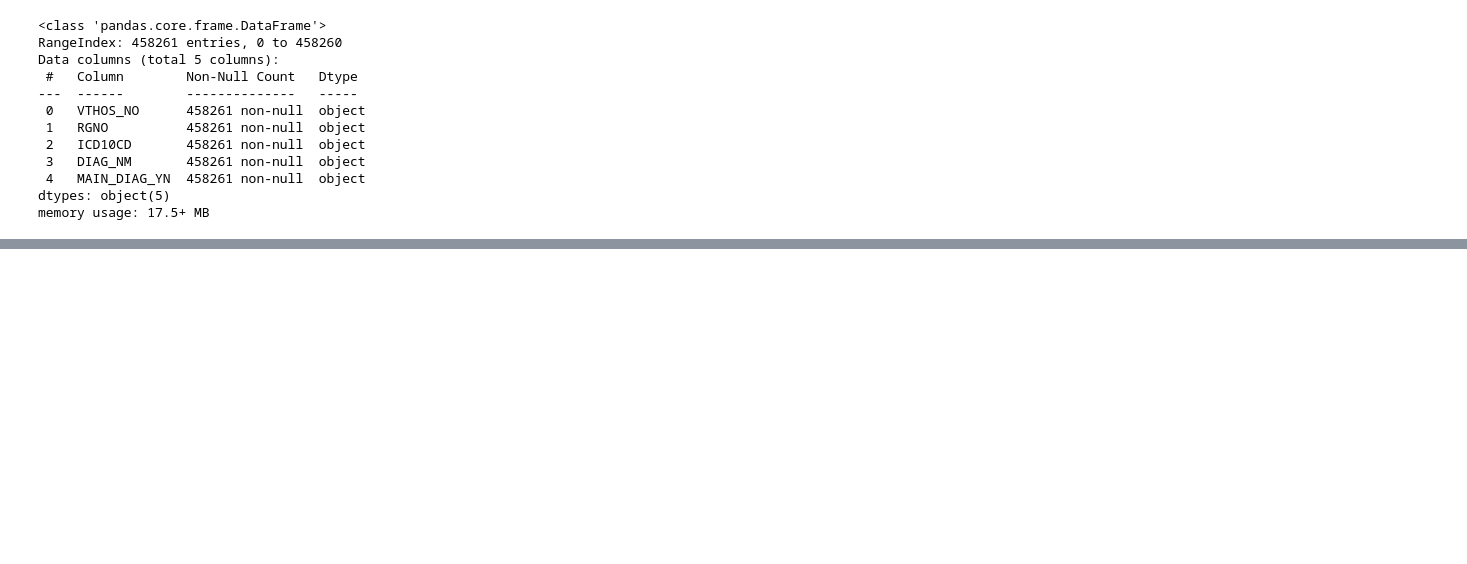
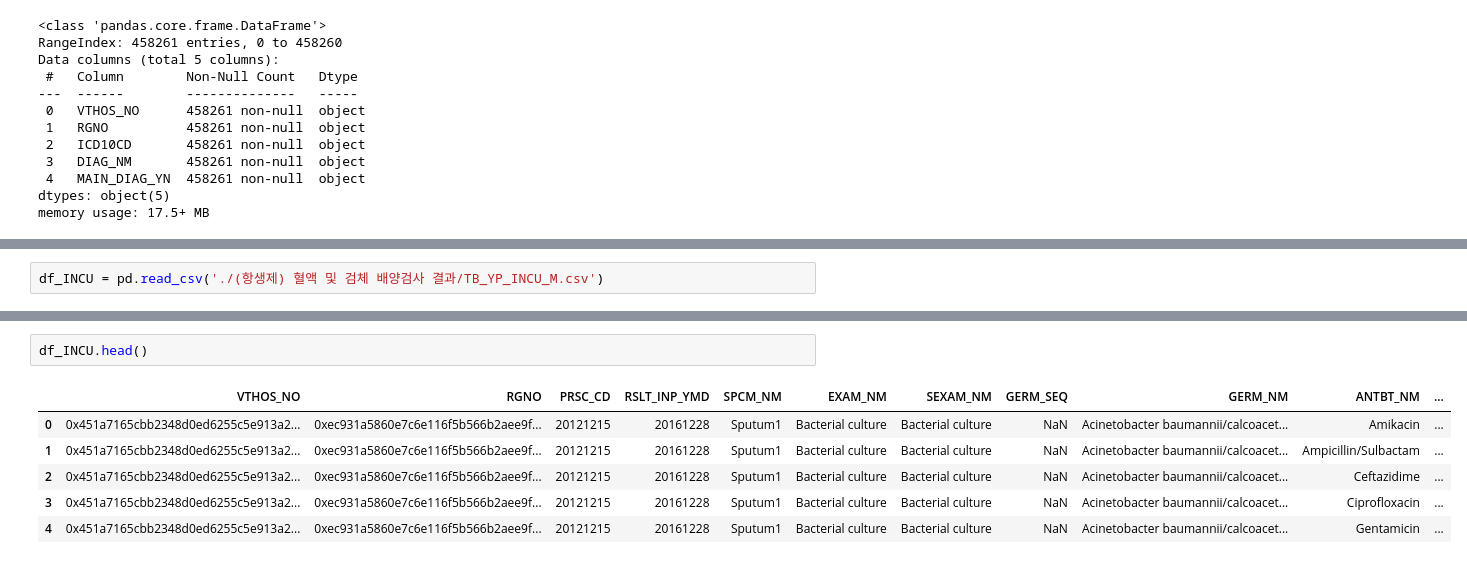
Before and after one commit to Gankka01/data_campus, a Jupyter notebook: EDA_1.ipynb, the cells around one changed output, grey strips where cells are left out. Cells and saved outputs as stored; diff of their text form; blank space fills up the shorter version.

```diff
--- a/EDA_1.ipynb
+++ b/EDA_1.ipynb
@@ -125,0 +154,2 @@ memory usage: 17.5+ MB
+# %%
+df_INCU = pd.read_csv('./(항생제) 혈액 및 검체 배양검사 결과/TB_YP_INCU_M.csv')
@@ -125,0 +180,9 @@ memory usage: 17.5+ MB
+# %%
+df_INCU.head()
+# %% [output]
+|  | VTHOS_NO | RGNO | PRSC_CD | RSLT_INP_YMD | SPCM_NM | EXAM_NM | SEXAM_NM | GERM_SEQ | GERM_NM | ANTBT_NM | ... |
+| 0 | 0x451a7165cbb2348d0ed6255c5e913a2... | 0xec931a5860e7c6e116f5b566b2aee9f... | 20121215 | 20161228 | Sputum1 | Bacterial culture | Bacterial culture | NaN | Acinetobacter baumannii/calcoacet... | Amikacin | ... |
+| 1 | 0x451a7165cbb2348d0ed6255c5e913a2... | 0xec931a5860e7c6e116f5b566b2aee9f... | 20121215 | 20161228 | Sputum1 | Bacterial culture | Bacterial culture | NaN | Acinetobacter baumannii/calcoacet... | Ampicillin/Sulbactam | ... |
+| 2 | 0x451a7165cbb2348d0ed6255c5e913a2... | 0xec931a5860e7c6e116f5b566b2aee9f... | 20121215 | 20161228 | Sputum1 | Bacterial culture | Bacterial culture | NaN | Acinetobacter baumannii/calcoacet... | Ceftazidime | ... |
+| 3 | 0x451a7165cbb2348d0ed6255c5e913a2... | 0xec931a5860e7c6e116f5b566b2aee9f... | 20121215 | 20161228 | Sputum1 | Bacterial culture | Bacterial culture | NaN | Acinetobacter baumannii/calcoacet... | Ciprofloxacin | ... |
+| 4 | 0x451a7165cbb2348d0ed6255c5e913a2... | 0xec931a5860e7c6e116f5b566b2aee9f... | 20121215 | 20161228 | Sputum1 | Bacterial culture | Bacterial culture | NaN | Acinetobacter baumannii/calcoacet... | Gentamicin | ... |
```
Also changed, not shown: parts of 13 cells of this notebook, 1 other file.
